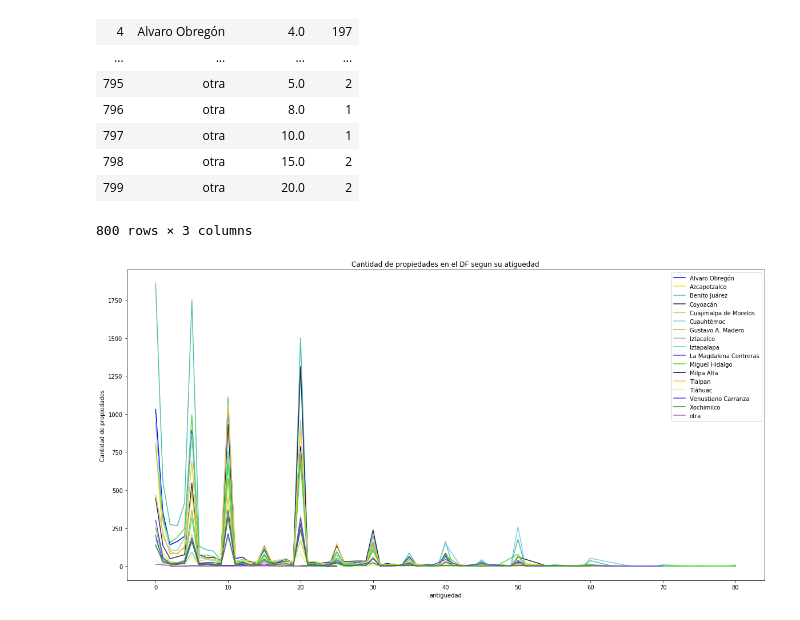
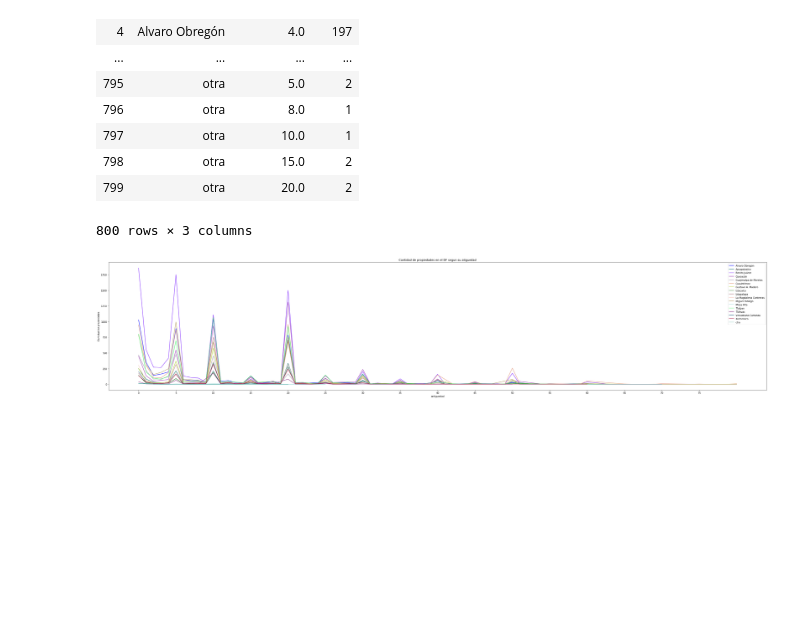
Before and after one commit to PBrrtrn/7506-organizacion-de-datos, a Jupyter notebook: src/exp/exploracion_por_antiguedad.ipynb, the cells around one changed output. Cells and saved outputs as stored; diff of their text form; code cells hidden in the pictures; blank space fills up the shorter version.

```diff
--- a/src/exp/exploracion_por_antiguedad.ipynb
+++ b/src/exp/exploracion_por_antiguedad.ipynb
@@ -78,6 +78,7 @@ df_ciu['antiguedad'] = data['antiguedad']
 df_ciu['provincia'] = data['provincia']
 df_ciu['ciudad'] = data['ciudad']
 df_ciu['count'] = 1
+df_ciu = df_ciu.dropna()
 df_ciu = df_ciu.groupby(['provincia','ciudad','antiguedad']).agg({'count': 'sum'})
 df_ciu = df_ciu.loc['Distrito Federal':'Distrito Federal']
 # %%
@@ -116,22 +117,23 @@ df_ciu.drop(columns=['provincia'])
 | 799 | otra | 20.0 | 2 |
 800 rows × 3 columns
 # %%
-plt.figure(figsize=(20,10))
+plt.figure(figsize=(50,10))
 r = 0
 g = 0
 b = 1
 for ciu in df_ciu['ciudad'].unique():
     p = df_ciu.loc[df_ciu.ciudad == ciu, :]
     plt.plot(p['antiguedad'],p['count'], color = (r,g,b,1))
     r = np.random.uniform(low=0, high = 1)
     g = np.random.uniform(low=0, high = 1)
     b = np.random.uniform(low=0, high = 1)
 plt.legend(df_ciu.ciudad.unique())
+plt.xticks(np.arange(0, 80, step=5))
 plt.ylabel('Cantidad de propiedades')
 plt.xlabel('antiguedad')
 plt.title('Cantidad de propiedades en el DF segun su atiguedad')
 plt.show()
 # %% [output]
-[figure, old version]
+[figure, new version]
 # %%
 ant_metros_totales = data[['antiguedad', 'metrostotales']]
```
Also changed, not shown: parts of 12 cells of this notebook.
